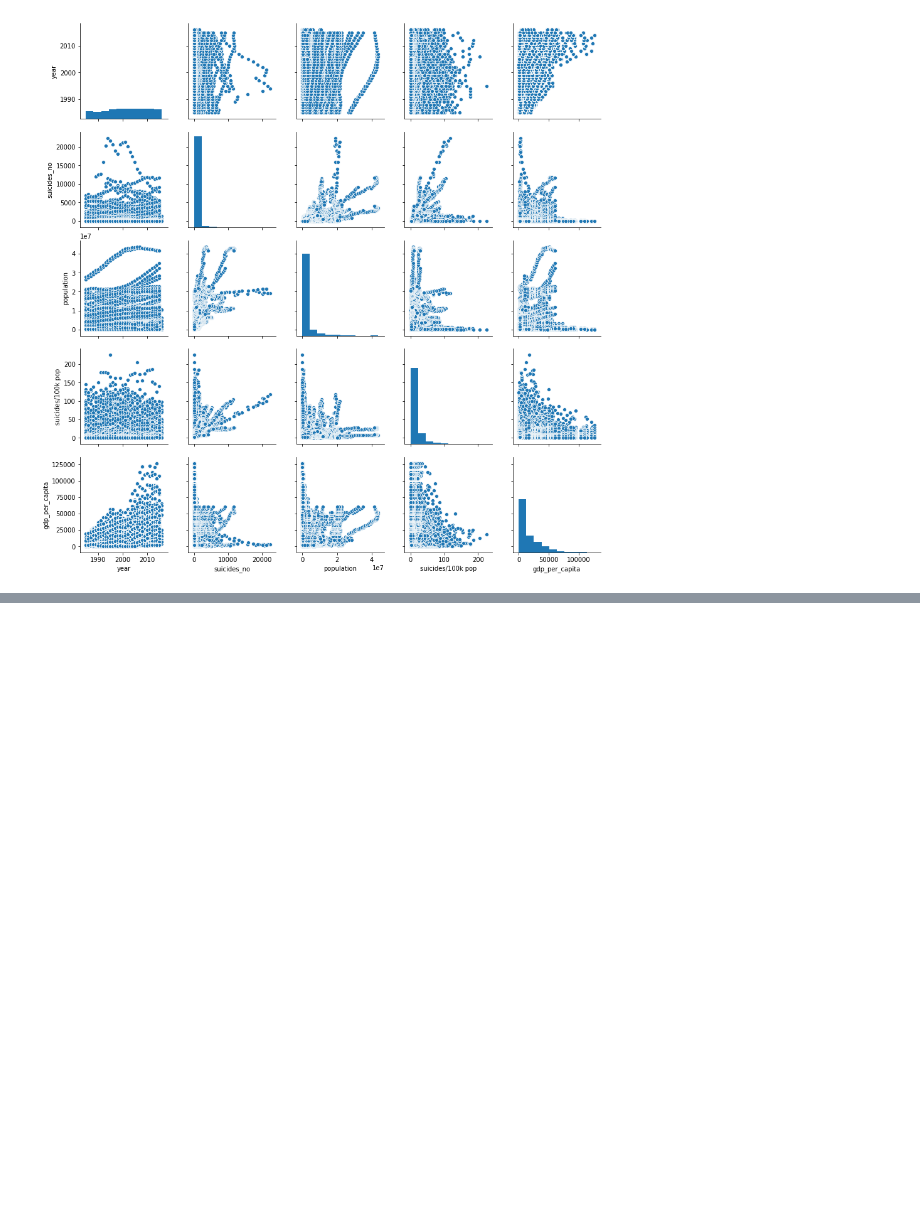
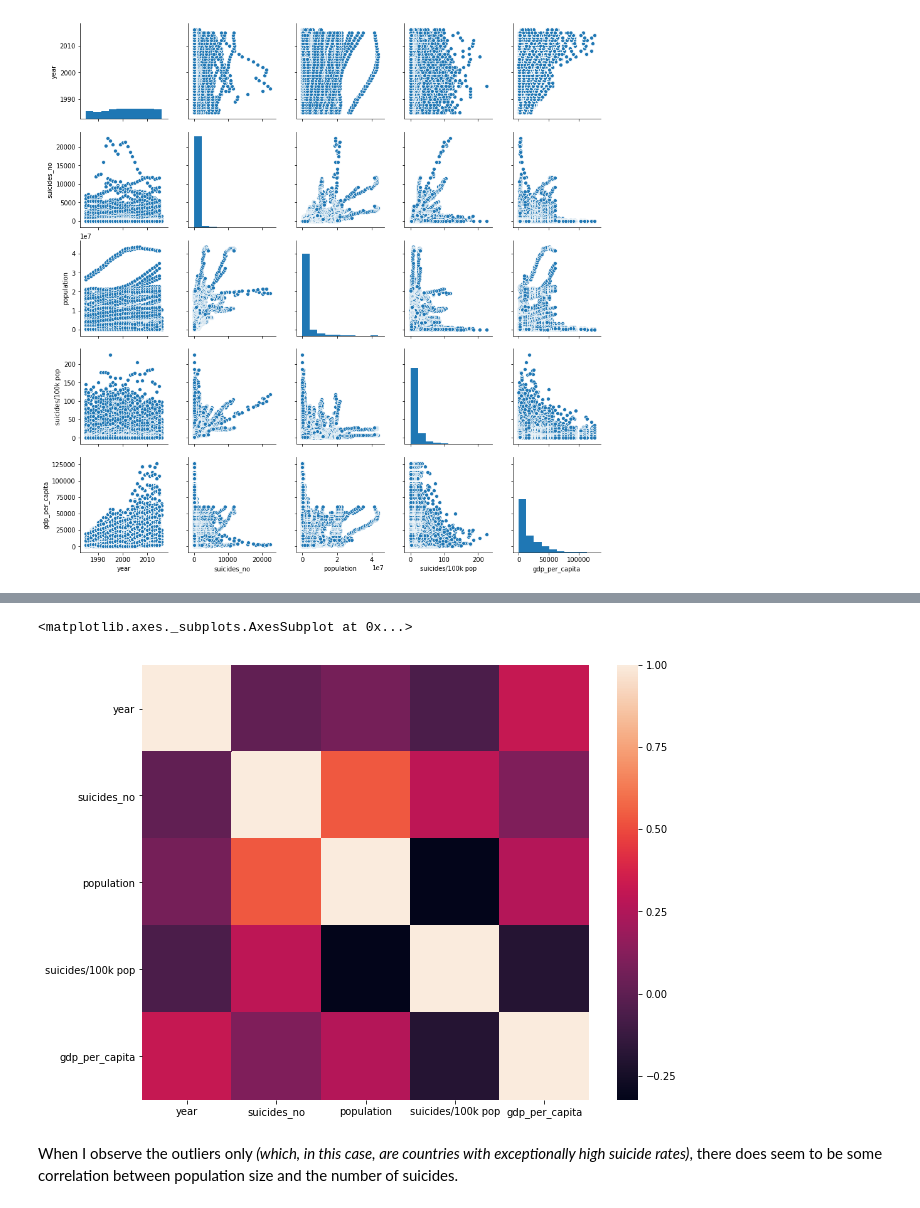
Before and after one commit to ebonnecab/int3-data-analysis, a Jupyter notebook: analysis.ipynb, the cells around one changed output, grey strips where cells are left out. Cells and saved outputs as stored; diff of their text form; code cells hidden in the pictures; blank space fills up the shorter version.

```diff
--- a/analysis.ipynb
+++ b/analysis.ipynb
@@ -138,0 +153,30 @@ sns.pairplot(num_df, diag_kind="hist")
+# %%
+import scipy.stats
+
+def find_remove_outlier_iqr(data_sample):
+    q1 = np.percentile(data_sample, 25)
+    q3 = np.percentile(data_sample, 75)
+
+    iqr = q3 - q1
+
+    cutoff = iqr * 1.5
+
+    lower, upper = q1-cutoff, q3+cutoff
+
+    outliers =[]
+    outliers_removed = []
+    for x in data_sample:
+        if x < lower or x > upper:
+            outliers.append(x)
+        if x > lower and x < upper:
+            outliers_removed.append(x)
+    return outliers
+# %%
+pd.set_option('display.max_rows', 500)
+pd.set_option('display.max_columns', 500)
+pd.set_option('display.width', 1000)
+
+outliers = find_remove_outlier_iqr(df["suicides_no"])
+
+out_df = df[df["suicides_no"].isin(outliers)]
+out_df.head(20)
@@ -138,0 +213,13 @@ sns.pairplot(num_df, diag_kind="hist")
+# %%
+num_df2 = out_df.select_dtypes(include = ['float64', 'int64'])
+# %%
+f, ax = plt.subplots(figsize=(10, 8))
+corr = num_df2.corr()
+sns.heatmap(corr,
+            xticklabels=corr.columns.values,
+            yticklabels=corr.columns.values)
+# %% [output]
+<matplotlib.axes._subplots.AxesSubplot at 0x...>
+[figure, added]
+# %% [markdown]
+When I observe the outliers only *(which, in this case, are countries with exceptionally high suicide rates)*, there does seem to be some correlation between population size and the number of suicides.
```
Also changed, not shown: parts of 7 cells of this notebook.
